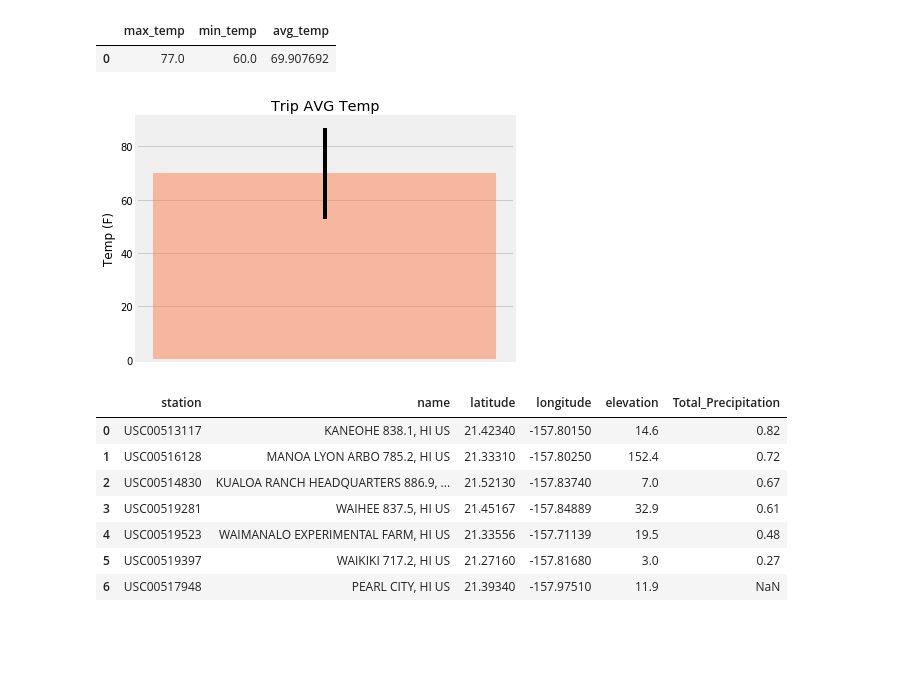
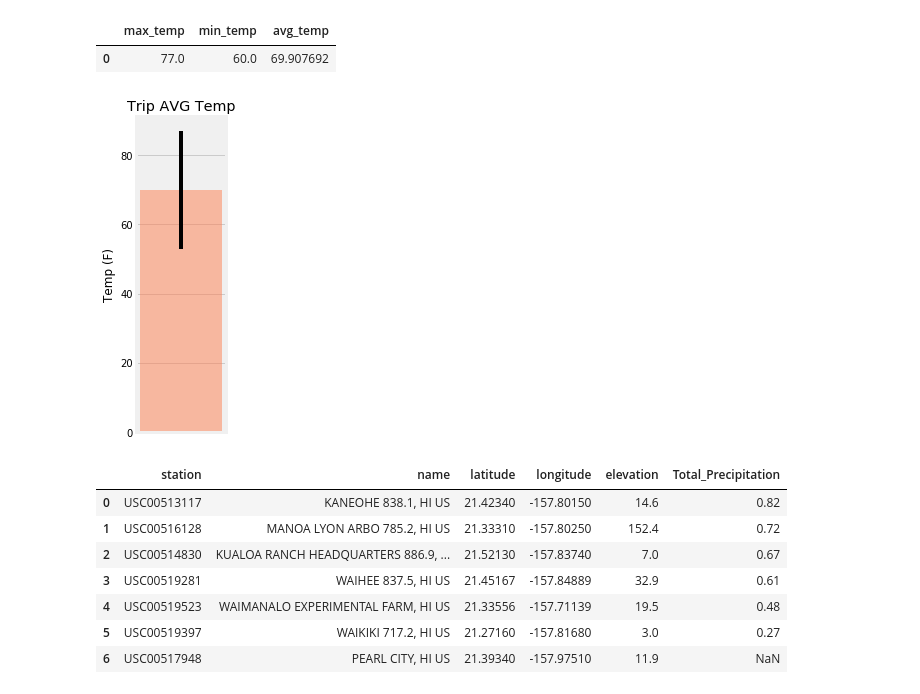
Before and after one commit to IFFTSolutions/8_SQLAlchemy, a Jupyter notebook: Climate_Starter_3.ipynb, the cells around one changed output. Cells and saved outputs as stored; diff of their text form; code cells hidden in the pictures; blank space fills up the shorter version.

```diff
--- a/Climate_Starter_3.ipynb
+++ b/Climate_Starter_3.ipynb
@@ -297,23 +297,23 @@ Temp_df
 # %%
 # Plot the results from your previous query as a bar chart.
 # Use "Trip Avg Temp" as your Title
 # Use the average temperature for the y value
 # Use the peak-to-peak (tmax-tmin) value as the y error bar (yerr)
 
 avgtemp = Temp_df.iloc[:,2]
 min_temp = Temp_df.iloc[:,1]
 max_temp = Temp_df.iloc[:,0]
 tmax_tmin = Temp_df.iloc[:,0] - Temp_df.iloc[:,1]
-
+plt.figure(figsize=(2,5))
 plt.bar(0, avgtemp, yerr=tmax_tmin, color='coral', alpha=0.5, width =0.1)
 plt.xticks(np.arange(0.1, 0.1))
 plt.ylabel('Temp (F)')
 plt.title('Trip AVG Temp')
 plt.tight_layout()
 plt.savefig("Trip Average Temps")
 plt.show()
 # %% [output]
-[figure, old version]
+[figure, new version]
 # %%
 # Calculate the rainfall per weather station for your trip dates using the previous year's matching dates.
 # Sort this in descending order by precipitation amount and list the station, name, latitude, longitude, and elevation
```
Also changed, not shown: parts of 6 cells of this notebook, 3 other files.
